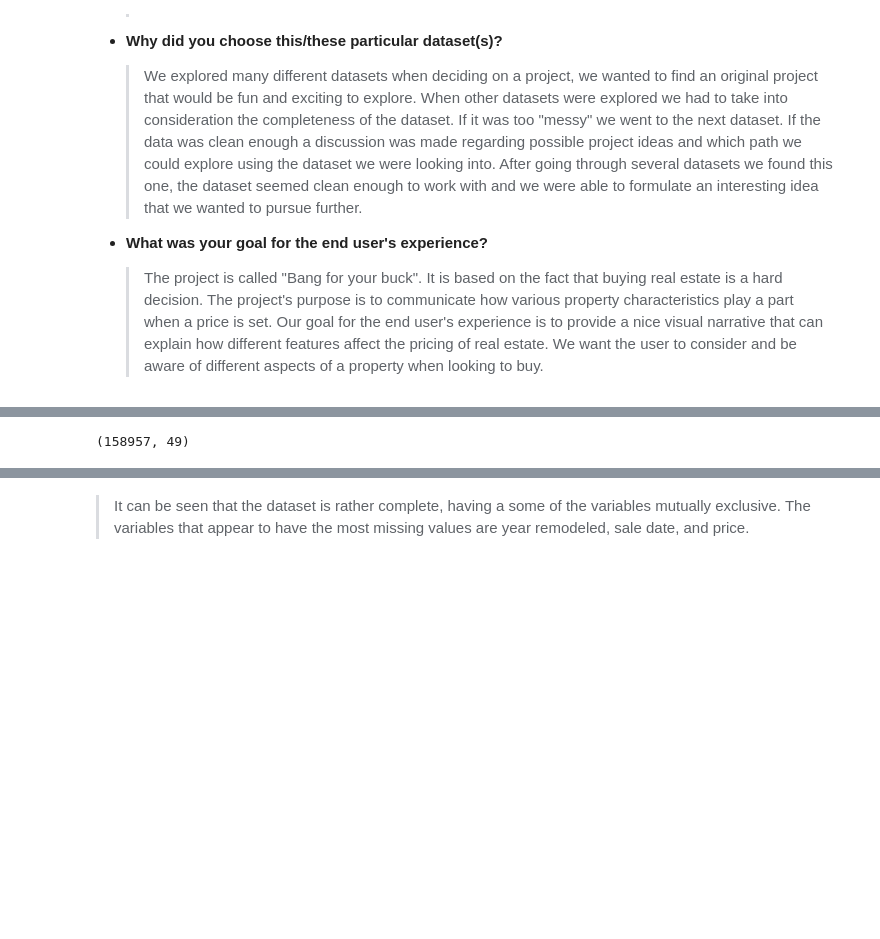
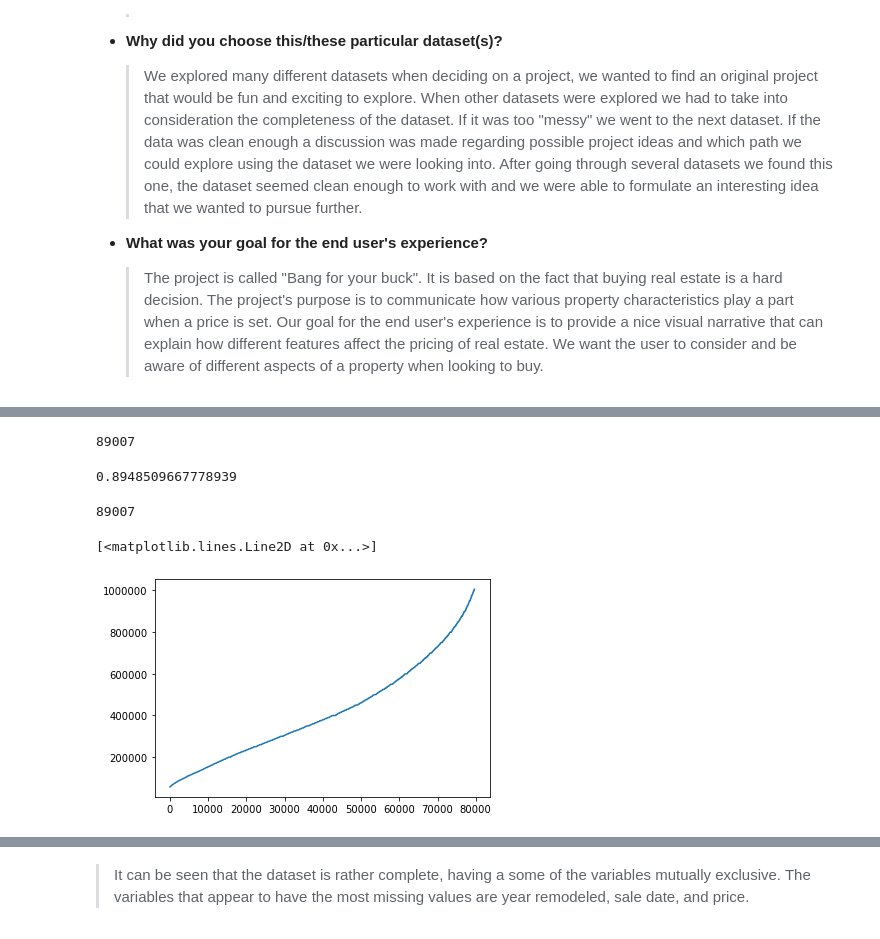
Before and after one commit to goh12/socialdataanalysis2020-finalproject, a Jupyter notebook: Explanatory/ExplainerNotebook.ipynb, the cells around one changed output, grey strips where cells are left out. Saved outputs shown, nothing was run; the diff lists cells and outputs as text; code cells hidden in the pictures; blank space fills up the shorter version.

```diff
--- a/Explanatory/ExplainerNotebook.ipynb
+++ b/Explanatory/ExplainerNotebook.ipynb
@@ -31,7 +36,13 @@ This is an explanatory notebook for the final project in the course Social Data
 import pandas as pd
 import matplotlib.pyplot as plt
 import seaborn as sns
+import missingno
+import numpy as np
 df = pd.read_csv('../Data/DC_Properties.csv')
-print(df.shape)
+df_clean = pd.read_csv('../Data/Properties_clean.csv',index_col=0)
+df_clean = df_clean[df_clean.LATITUDE > 30]
+df_clean.loc[:,'PPSF'] = df_clean.PRICE / df_clean.AREA
-# %% [output]
-(158957, 49)
+# %%
+len(df_clean.PPSF.dropna())
+# %% [output]
+89007
@@ -38 +51,18 @@ print(df.shape)
+# %%
+iso = IsolationForest()
+outliers1 = iso.fit_predict(df_clean.PPSF.dropna().replace(np.inf,0).values.reshape(-1,1))
+outliers2 = iso.fit_predict(df_clean.PRICE.dropna().replace(np.inf,0).values.reshape(-1,1))
+# %%
+np.sum(outliers2 == 1)/len(outliers2)
+# %% [output]
+0.8948509667778939
+# %%
+len(outliers2)
+# %% [output]
+89007
+# %%
+plt.plot(df_clean.PRICE.dropna().replace(np.inf,0)[outliers2 == 1].sort_values().values)
+# %% [output]
+[<matplotlib.lines.Line2D at 0x...>]
+[figure, added]
 # %%
```
Also changed, not shown: parts of 53 cells of this notebook, 12 other files.
